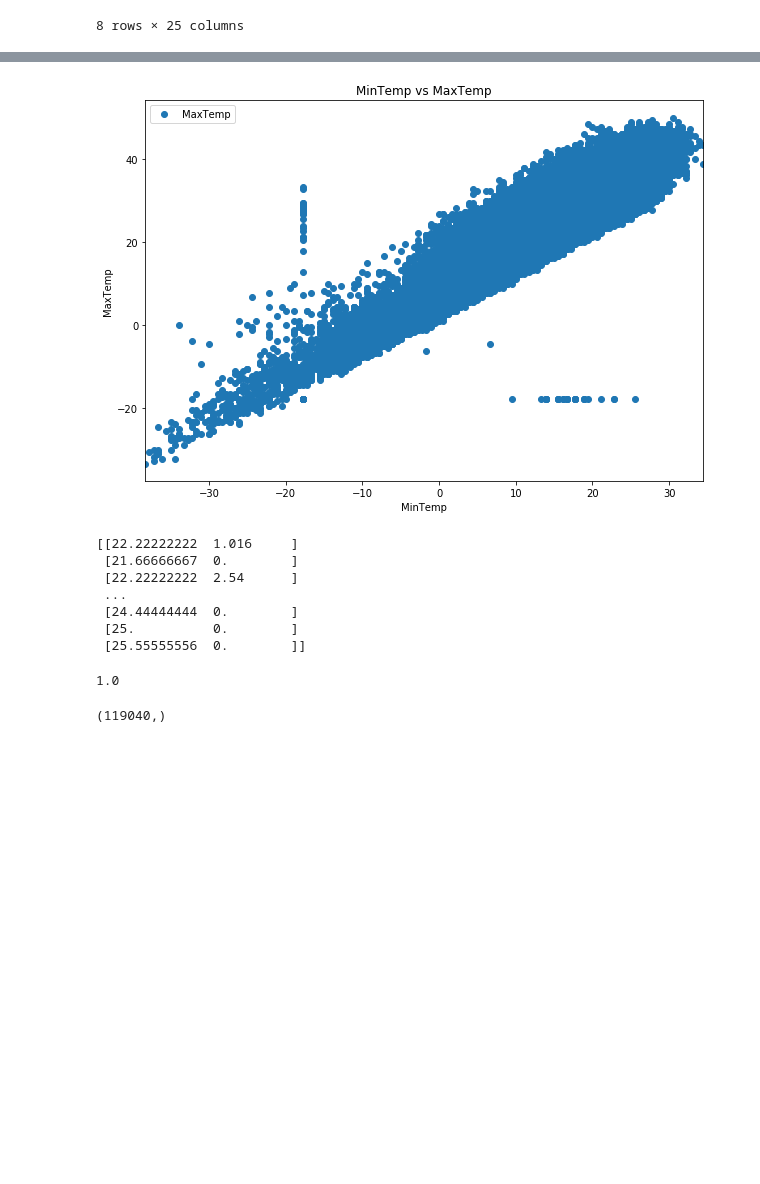
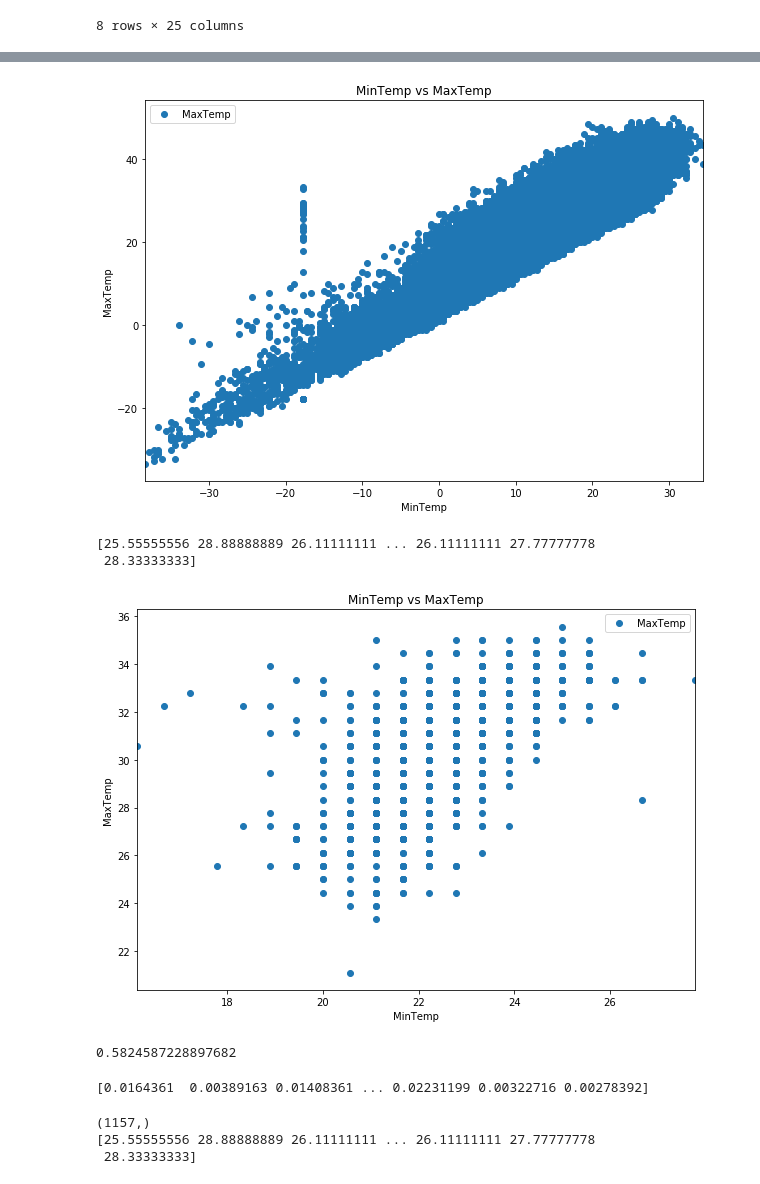
Before and after one commit to sedgewickmm18/mmfunctions, a Jupyter notebook: GaussianProcess.ipynb, the cells around one changed output, grey strips where cells are left out. Saved outputs shown, nothing was run; the diff lists cells and outputs as text; code cells hidden in the pictures; blank space fills up the shorter version.

```diff
--- a/GaussianProcess.ipynb
+++ b/GaussianProcess.ipynb
@@ -37,39 +68,48 @@ dataset.describe()
+# %%
+df1 = dataset[['MinTemp','MaxTemp']]
+df1 = df1[~(df1['MinTemp'] > df1['MaxTemp'])]  # strip rows where MinTemp > MaxTemp
+df1.plot(x='MinTemp', y='MaxTemp', style='o',figsize=(10,7))
+plt.title('MinTemp vs MaxTemp')
+plt.xlabel('MinTemp')
+plt.ylabel('MaxTemp')
+plt.show()
+# %% [output]
+[figure, added]
+# %%
+#prepare data, sort by minimal temperature and turn X,y into a function
+df1 = dataset[['STA', 'MinTemp','Precip','MaxTemp']]
+df1 = df1[(df1['STA'] == 10001)]  # train on a single station
+df1 = df1[~(df1['MinTemp'] > df1['MaxTemp'])]  # strip rows where MinTemp > MaxTemp
+
+df = df1[['MinTemp', 'Precip', 'MaxTemp']]
+#just take the first 1000 values - the full dataset takes way too much memory
+#X = dfs['MinTemp'].head(1000).values.reshape(-1,1)
+#y = dfs['MaxTemp'].head(1000).values.reshape(-1,1)
+X = df.values[:,0:-1]
+y = df.values[:,2]
+#X_train = df.head(3000).values[:,0:-1]
+#y_train = df.head(3000).values[:,2]
+X_train, X_test, y_train, y_test = train_test_split(X, y, test_size=0.2)
+print (y)
+# %% [output]
+[25.55555556 28.88888889 26.11111111 ... 26.11111111 27.77777778
+ 28.33333333]
 # %%
-df = dataset[['MinTemp','MaxTemp']]
 df.plot(x='MinTemp', y='MaxTemp', style='o',figsize=(10,7))
 plt.title('MinTemp vs MaxTemp')
 plt.xlabel('MinTemp')
 plt.ylabel('MaxTemp')
 plt.show()
 # %% [output]
-[figure, old version]
+[figure, new version]
-# %%
-#prepare data, sort by minimal temperature and turn X,y into a function
-df = dataset[['MinTemp','Precip','MaxTemp']]
-#just take the first 1000 values - the full dataset takes way too much memory
-#X = dfs['MinTemp'].head(1000).values.reshape(-1,1)
-#y = dfs['MaxTemp'].head(1000).values.reshape(-1,1)
-X = df.values[:,0:-1]
-y = df.values[:,1]
-X_train = df.head(1000).values[:,0:-1]
-y_train = df.head(1000).values[:,1]
-#X_train, X_test, y_train, y_test = train_test_split(X, y, test_size=0.2)
-print (X_train)
-# %% [output]
-[[22.22222222  1.016     ]
- [21.66666667  0.        ]
- [22.22222222  2.54      ]
- ...
- [24.44444444  0.        ]
- [25.          0.        ]
- [25.55555556  0.        ]]
 # %%
 np.random.seed(1)
 
 #Predict max temp from min temp and precipitation
-kernel = C(1.0, (1e-3, 1e3)) * RBF(10, (1e-2, 1e2))
+#kernel = C(1.0, (1e-3, 1e3)) * RBF(10, (1e-2, 1e2))
+kernel = RBF(1, (1e-1, 1e2))
 #kernel = C(1.0, (1e-3, 1e3)) * ExpSineSquared()
-gp = GaussianProcessRegressor(kernel=kernel, n_restarts_optimizer=9)
+gp = GaussianProcessRegressor(kernel=kernel, alpha = 1e-3, n_restarts_optimizer=9)
 
 gp.fit(X_train, y_train)
 
@@ -77,13 +117,20 @@ print (gp.score(X_train, y_train))
 
 y_pred, sigma = gp.predict(X, return_std=True)
 # %% [output]
-1.0
+0.5824587228897682
+# %%
+print (sigma)
+# %% [output]
+[0.0164361  0.00389163 0.01408361 ... 0.02231199 0.00322716 0.00278392]
 # %%
 print (X[:,1].shape)
 dfnew = pd.DataFrame({'MinTemp': X[:,0], 'Precip': X[:,1], 'MaxTemp': y[:], 'MaxPred': y_pred})
 #dfnew = pd.DataFrame({ 'MaxTemp': y.reshape(len(y),), 'MaxPred': y_pred.reshape(len(y_pred),)})
 y_predT, sigma = gp.predict(X_train, return_std=True)
 #print (sigma)
+print (y[:])
 # %% [output]
-(119040,)
+(1157,)
+[25.55555556 28.88888889 26.11111111 ... 26.11111111 27.77777778
+ 28.33333333]
 # %%
```
Also changed, not shown: parts of 13 cells of this notebook, 3 other files.
